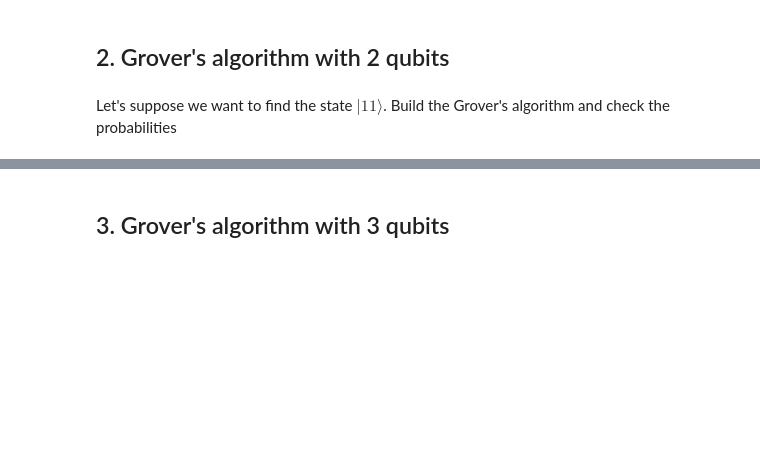
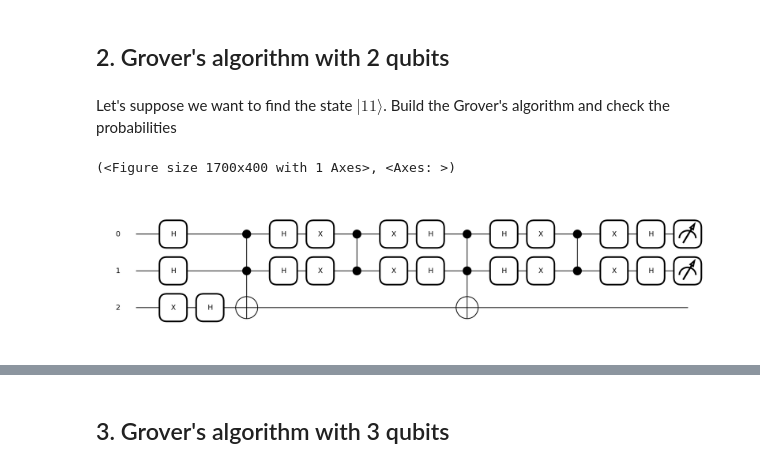
Before and after one commit to arcalab/ic-2425, a Jupyter notebook: TP/24_25/Lecture-4-Grover/lecture-4-grover.ipynb, the cells around one changed output, grey strips where cells are left out. Cells and saved outputs as stored; diff of their text form; code cells hidden in the pictures; blank space fills up the shorter version.

```diff
--- a/TP/24_25/Lecture-4-Grover/lecture-4-grover.ipynb
+++ b/TP/24_25/Lecture-4-Grover/lecture-4-grover.ipynb
@@ -75,23 +75,56 @@ Build the Grover's algorithm and check the probabilities
 import pennylane as qml
 from pennylane import numpy as np
 
-def grover(n_qubits, id):
+dev = qml.device("default.qubit", wires=3)
+
+@qml.qnode(dev)
+def grover(iterations=1):
 
     #create registers
+    db = [0,1]
+    ancilla=[2]
 
     #superposition
+    for i in db:
+        qml.Hadamard(wires=i)
+    #qml.broadcast(qml.Hadamard , wires=db , pattern="single")
 
-    #oracle
+    qml.PauliX(wires=ancilla)
+    qml.Hadamard(wires=ancilla)
 
-    #or using the MultiControlledX gate with control state
-    #qml.MultiControlledX(control_wires=input_registers, wires=ancilla_register, control_values=id)
 
-    #diffusion
-    # use  qml.ControlledQubitUnitary(qml.PauliZ(input_registers[-1]), control_wires=input_registers[:-1]) for a general implementation
+    for it in range(iterations):
+        #oracle
+        qml.Toffoli(wires=[db[0],db[1],ancilla[0]])
+
+        #or using the MultiControlledX gate with control state
+        #qml.MultiControlledX(control_wires=input_registers, wires=ancilla_register, control_values=id)
+
+        #diffusion
+        # use  qml.ControlledQubitUnitary(qml.PauliZ(input_registers[-1]), control_wires=input_registers[:-1]) for a general implementation
+        for i in db:
+            qml.Hadamard(wires=i)
+
+            #for i in db:
+            qml.PauliX(wires=i)
+
+        qml.CZ(wires=[db[0],db[1]])
+
+        for i in db:
+            qml.PauliX(wires=i)
+
+            #for i in db:
+            qml.Hadamard(wires=i)
 
 
     #measurement
+    return qml.probs(wires=db)
 # %%
 #visualize the circuit
+
+qml.draw_mpl(grover)(iterations=2)
+# %% [output]
+(<Figure size 1700x400 with 1 Axes>, <Axes: >)
+[figure, added]
 # %%
 #Run the algorithm
```
Also changed, not shown: parts of 1 cell of this notebook, 2 other files.
